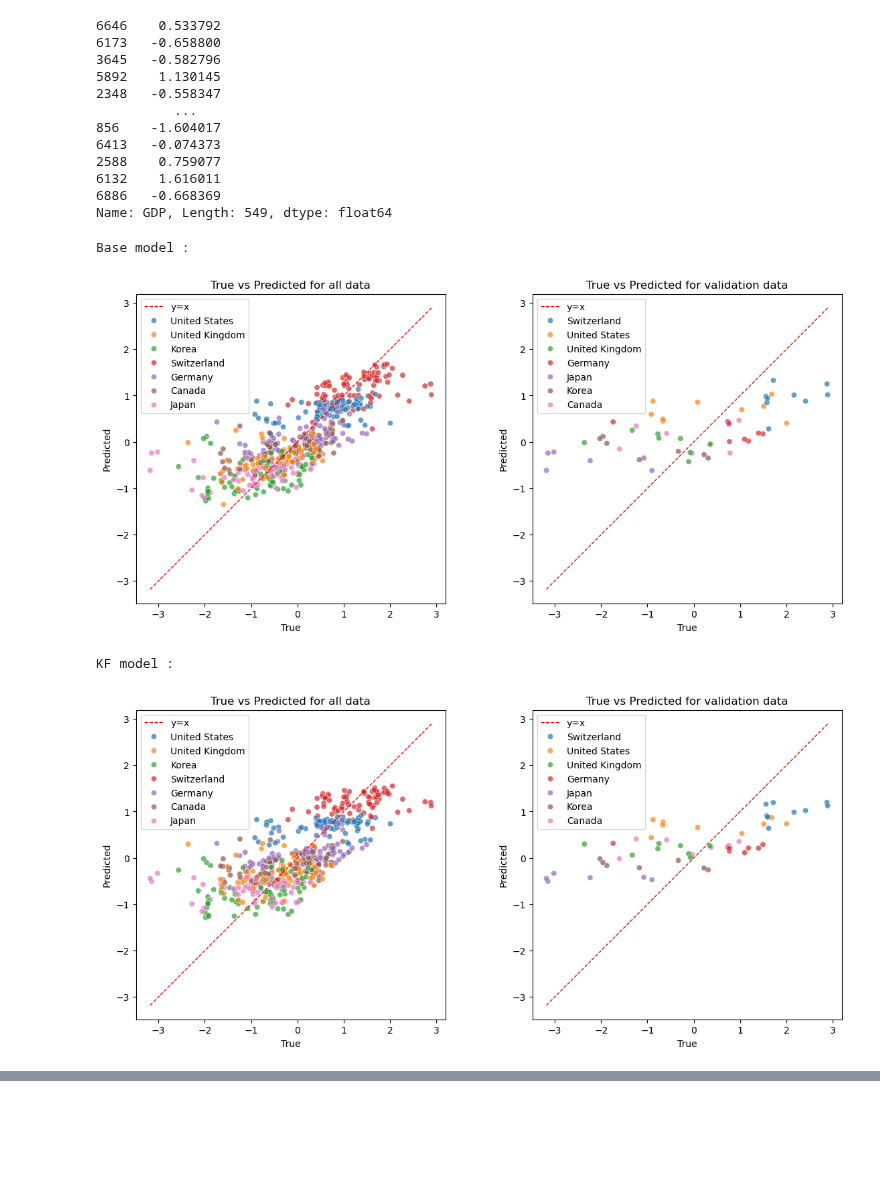
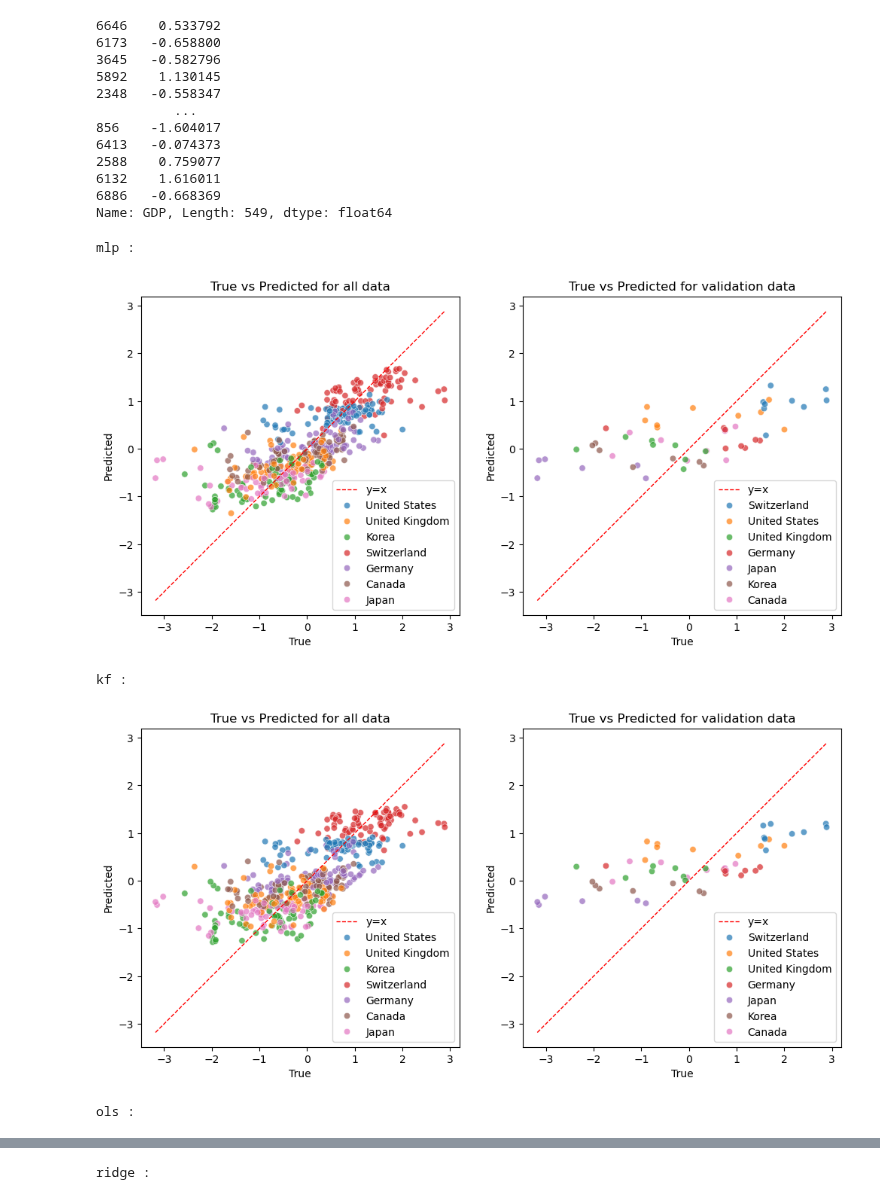
Before and after one commit to theS3b/Smoothing-Techniques-for-Predicting-High-Frequency-Time-Series, a Jupyter notebook: main.ipynb, the cells around one changed output, grey strips where cells are left out. Saved outputs shown, nothing was run; the diff lists cells and outputs as text; code cells hidden in the pictures; blank space fills up the shorter version.

Commit message:
add basic linear models, update main to allow comparison of many models

```diff
--- a/main.ipynb
+++ b/main.ipynb
@@ -82,49 +70,67 @@ y_pred_valid_kf = kf_model.predict(X_valid, country_valid)
+# %%
+models = {
+    'mlp': MLP(seed=SEED, n_models=5),
+    'kf': KalmanFilterMLP(seed=SEED),
+    'ols': OLS(),
+    'ridge': RidgeRegression(seed=SEED, alphe=0.1, max_iters=500)
+}
+
+y_pred_train = {}
+y_pred_valid = {}
+for model in models:
+    # Fit and predict on training and validation data
+    if model == 'kf':
+        models[model].fit(X_train, y_train, countries=country_train)
+    else:
+        models[model].fit(X_train, y_train)
+
+    y_pred_train[f'y_pred_{model}'] = models[model].predict(X_train, countries=country_train) if model == 'kf' else models[model].predict(X_train)
+    y_pred_valid[f'y_pred_{model}'] = models[model].predict(X_valid, countries=country_valid) if model == 'kf' else models[model].predict(X_valid)
 # %%
 # Associate the result by country
-y_pred_valid_country = pd.DataFrame({'date': X['date'][number_train:], 'country': country_valid, 'y_pred': y_pred_valid, 'y_true': y_valid, 'y_pred_kf': y_pred_valid_kf})
-y_pred_train_country = pd.DataFrame({'date': X['date'][:number_train], 'country': country_train, 'y_pred': y_pred_train, 'y_true': y_train, 'y_pred_kf': y_pred_train_kf})
+y_pred_valid_country = pd.DataFrame(dict({'date': X['date'][number_train:], 'country': country_valid, 'y_true': y_valid}, **y_pred_valid))
+y_pred_train_country = pd.DataFrame(dict({'date': X['date'][:number_train], 'country': country_train, 'y_true': y_train}, **y_pred_train))
 
 # Put together the train and the validation set
 predictions = pd.concat([y_pred_train_country, y_pred_valid_country])
 
 # Melting the dataframe for better plotting
 predictions_melted = predictions.melt(
-    id_vars=["date", "country"], value_vars=["y_pred", "y_true", "y_pred_kf"],
+    id_vars=["date", "country"], value_vars=["y_true"] + [f'y_pred_{model}' for model in models],
     var_name="Type", value_name="Value"
 )
 
 def plot_predictions_against_true(df, true_key="y_true", pred_key="y_pred"):
-    plt.figure(figsize=(14, 6))
+    plt.figure(figsize=(12, 6))
 
     ax = plt.subplot(1, 2, 1)
     ax.set_box_aspect(1)
 
     plt.plot([np.min(predictions[true_key]), np.max(predictions[true_key])], [np.min(predictions[true_key]), np.max(predictions[true_key])], color='red', linewidth=1, linestyle='--', label='y=x')
     sns.scatterplot(x=true_key, y=pred_key, data=predictions, hue='country', alpha=0.7)
     plt.title('True vs Predicted for all data')
     plt.xlabel('True')
     plt.ylabel('Predicted')
     plt.legend()
 
     ax = plt.subplot(1, 2, 2)
     ax.set_box_aspect(1)
 
     plt.plot([np.min(y_pred_valid_country[true_key]), np.max(y_pred_valid_country[true_key])], [np.min(y_pred_valid_country[true_key]), np.max(y_pred_valid_country[true_key])], color='red', linewidth=1, linestyle='--', label='y=x')
     sns.scatterplot(x=true_key, y=pred_key, data=y_pred_valid_country, hue='country', alpha=0.7)
     plt.title('True vs Predicted for validation data')
     plt.xlabel('True')
     plt.ylabel('Predicted')
     plt.legend()
 
     plt.show()
 
-print("Base model :")
-plot_predictions_against_true(predictions, true_key="y_true", pred_key="y_pred")
-
-print("KF model :")
-plot_predictions_against_true(predictions, true_key="y_true", pred_key="y_pred_kf")
+for model in models:
+    print(f'{model} :')
+    plot_predictions_against_true(predictions, true_key="y_true", pred_key=f"y_pred_{model}")
 # %% [output]
-Base model :
+mlp :
-[figure, old version]
+[figure, new version]
-KF model :
+kf :
-[figure, old version]
+[figure, new version]
+ols :
@@ -130,0 +138 @@ KF model :
+ridge :
```
Also changed, not shown: parts of 4 cells of this notebook, 4 other files.
